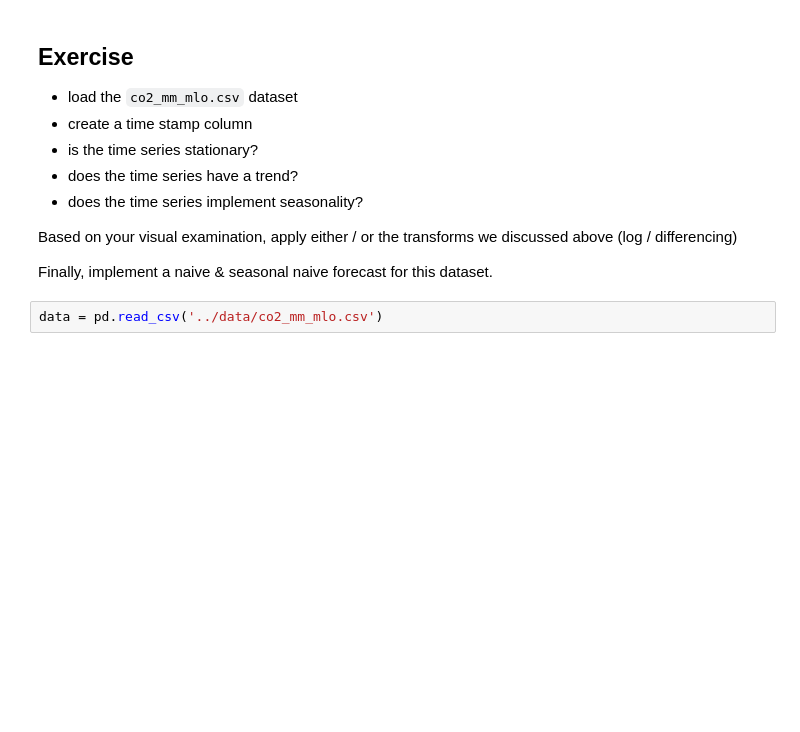
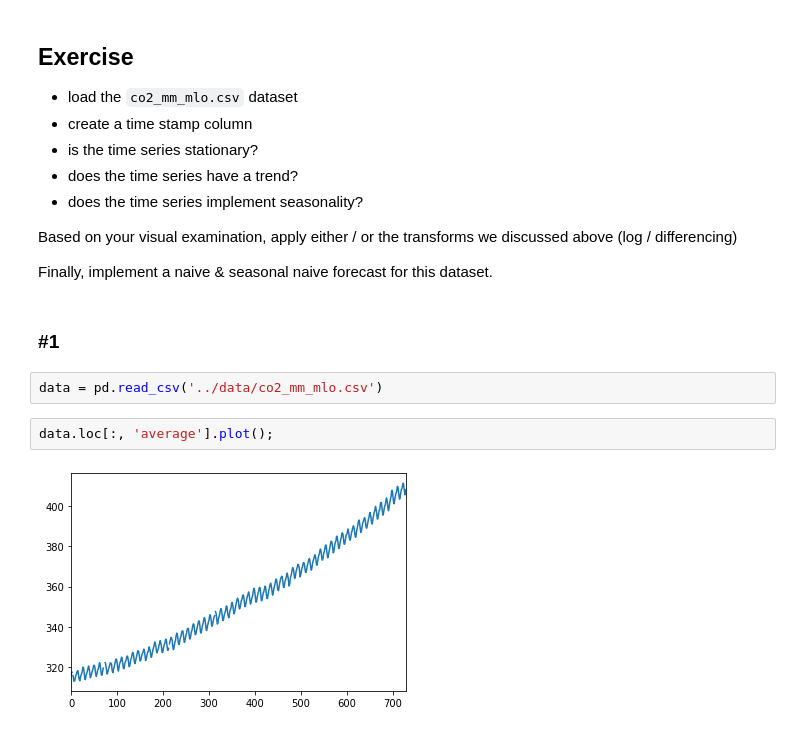
Before and after one commit to bkubsch/time_series, a Jupyter notebook: notebooks/00_introduction.ipynb, the cells around one changed output. Saved outputs shown, nothing was run; the diff lists cells and outputs as text; blank space fills up the shorter version.

```diff
--- a/notebooks/00_introduction.ipynb
+++ b/notebooks/00_introduction.ipynb
@@ -392,5 +674,11 @@ The differencing transform has removed our linear growth trend
 Based on your visual examination, apply either / or the transforms we discussed above (log / differencing)
 
 Finally, implement a naive & seasonal naive forecast for this dataset.
+# %% [markdown]
+### __#1__
 # %%
 data = pd.read_csv('../data/co2_mm_mlo.csv')
+# %%
+data.loc[:, 'average'].plot();
+# %% [output]
+[figure, added]
```
Also changed, not shown: parts of 80 cells of this notebook.
